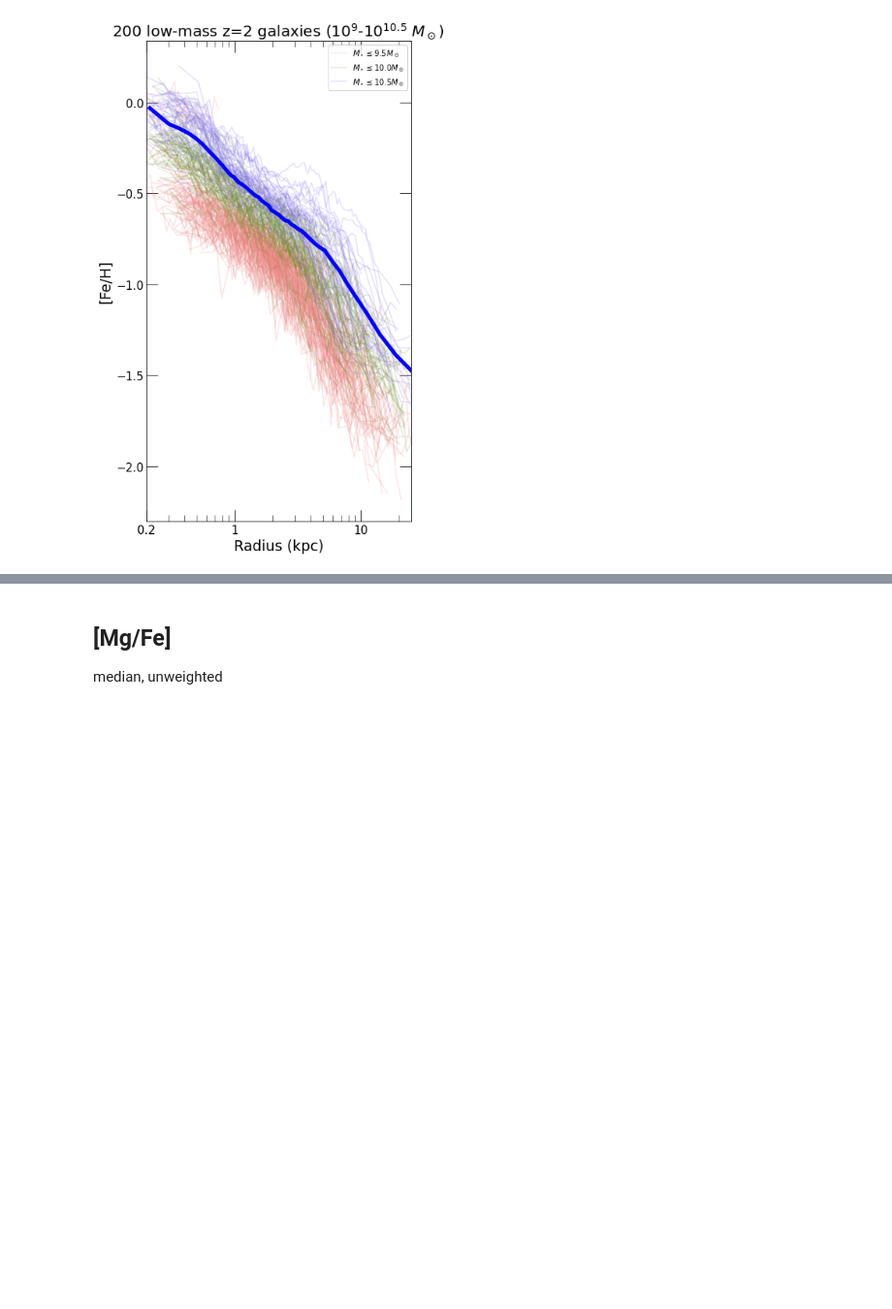
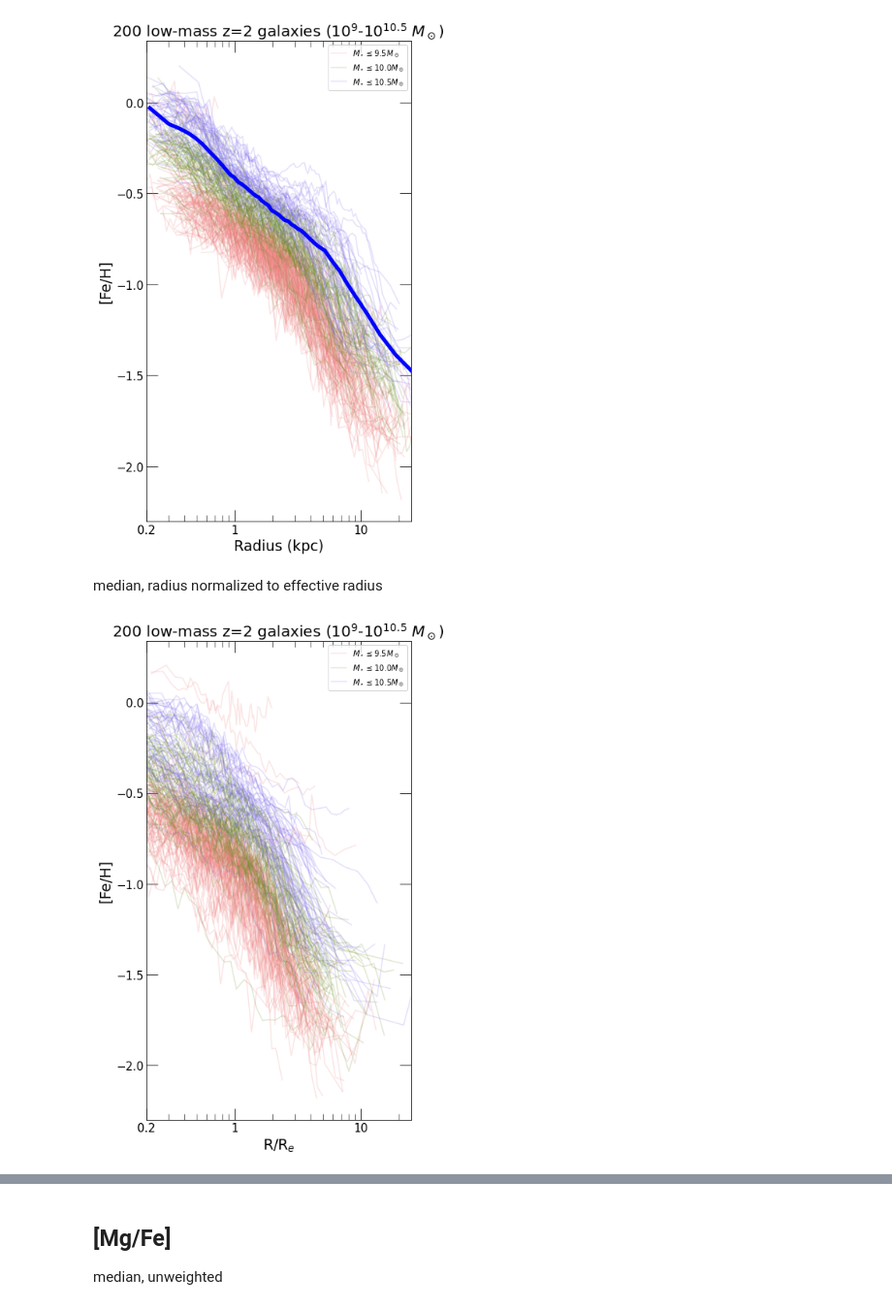
Before and after one commit to jk3sxp/Pathak_2021, a Jupyter notebook: z=2_Lower_Mass_Abundance_Profiles.ipynb, the cells around one changed output, grey strips where cells are left out. Shown at 97% size. Saved outputs shown, nothing was run; the diff lists cells and outputs as text; code cells hidden in the pictures; blank space fills up the shorter version.

```diff
--- a/z=2_Lower_Mass_Abundance_Profiles.ipynb
+++ b/z=2_Lower_Mass_Abundance_Profiles.ipynb
@@ -164,3 +164,59 @@ ax1.legend()
 f.tight_layout()
 # %% [output]
 [figure]
+# %% [markdown]
+median, radius normalized to effective radius
+# %%
+#metallicity profiles
+f, (ax1) = plt.subplots(1, 1, sharex='none', sharey='none', figsize=(6, 10))
+f.set_facecolor('w')
+n_bins = 50
+label_bool = [True, True, True]
+
+#z=2 star-forming galaxies
+# distance = np.zeros(0)
+# big_metallicity = np.zeros(0)
+for id in ids:
+    yy, log_ratio, xx, R = metals_profile(id=id, redshift=redshift, n_bins=n_bins, num='iron', den='hydrogen', axis='distance_norm')
+#     big_metallicity = np.concatenate((big_metallicity, log_ratio[1:-2]), axis = None)
+    mass = total_stellar_mass(id=id, redshift=redshift)
+    if mass <= 9.5:
+        color = 'lightcoral'
+        label = '$M_\star \leq 9.5 M_\odot$'
+        n = 0
+    elif mass <= 10.0:
+        color = 'olivedrab'
+        label = '$M_\star \leq 10.0 M_\odot$'
+        n = 1
+    else:
+        color = 'mediumslateblue'
+        label = '$M_\star \leq 10.5 M_\odot$'
+        n = 2
+
+    if label_bool[n] == True:
+        ax1.plot(xx[1:-2], yy[1:-2], color, alpha = 0.2, label=label)
+        label_bool[n] = False
+    else:
+        ax1.plot(xx[1:-2], yy[1:-2], color, alpha = 0.2)
+#     distance = np.concatenate((distance, R[1:-2]), axis = None)
+# radial_percentiles = np.zeros(n_bins + 1) #N+1 for N percentiles
+# for i in range(1, (n_bins+1)):
+#     radial_percentiles[i] = np.percentile(distance, (100/n_bins)*i)
+# statistic, bin_edges, bin_number = scipy.stats.binned_statistic(distance, big_metallicity, 'median', bins=radial_percentiles)
+# ax1.plot(np.array(radial_percentiles[1:]), np.array(statistic), c='blue', linewidth=5)
+ax1.set_title('200 low-mass z='+str(redshift)+' galaxies ($10^9$-$10^{10.5}$ $M_\odot$)', fontsize=20) #
+ax1.set_xlim(0.2, 25)
+# ax1.set_ylim(-1.25, 0.9)
+ax1.set_xlabel("R/R$_e$", fontsize=19)
+ax1.set_ylabel('[Fe/H]', fontsize=19)
+ax1.set_xscale('log')
+ax1.tick_params(which='major', length=15)
+ax1.tick_params(which='minor', length=8)
+ax1.tick_params(direction='in', which='both', labelsize=15, bottom=True, top=True, left=True, right=True)
+ax1.set_xticks([0.2, 1, 10], minor=False)
+ax1.set_xticklabels(['0.2', '1', '10'])
+ax1.legend()
+
+f.tight_layout()
+# %% [output]
+[figure, added]
```
Also changed, not shown: parts of 6 cells of this notebook, 9 other files.
